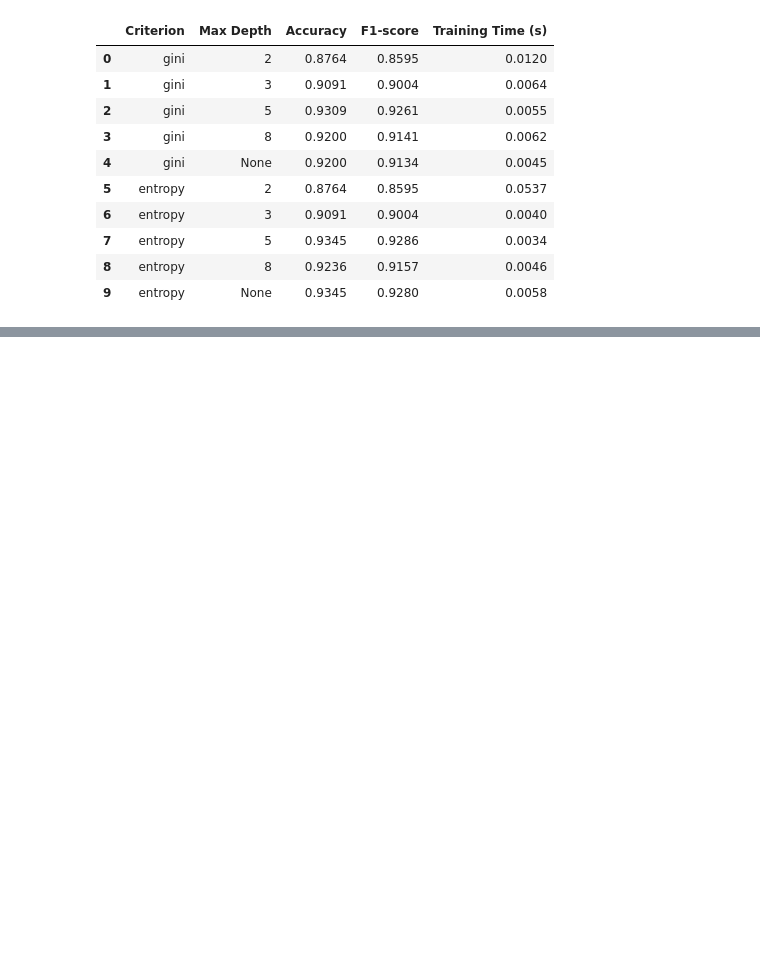
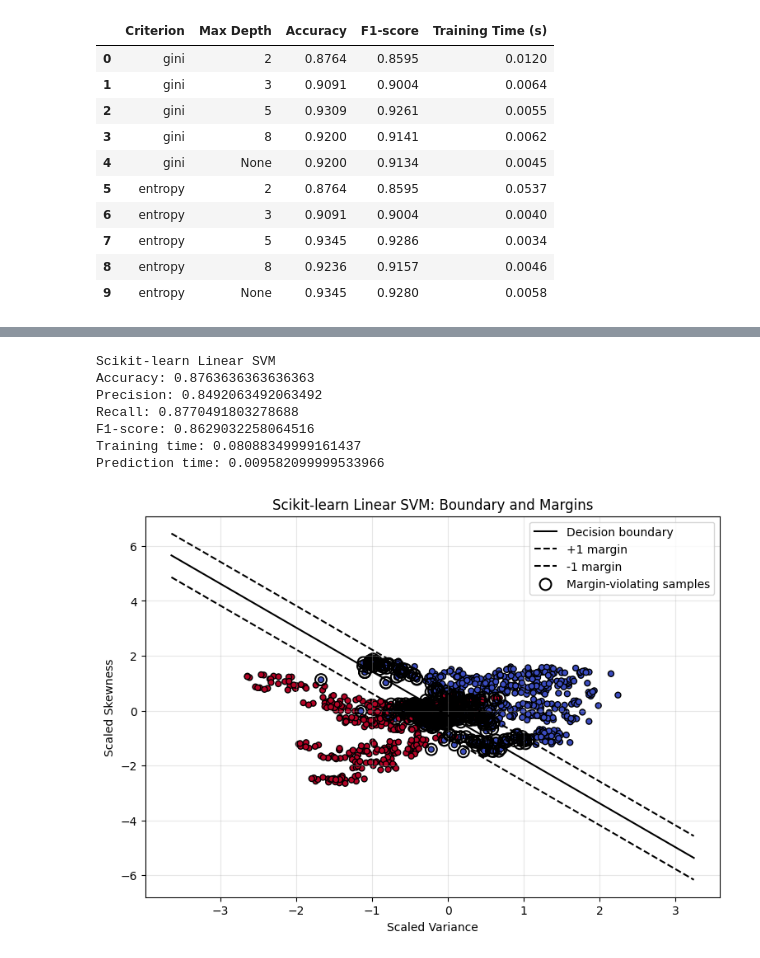
Before and after one commit to SteffiGeorge2708/202618018_SteffiGeorge_DS605, a Jupyter notebook: 202618018_Lab_8/202618018_lab_7.ipynb, the cells around one changed output, grey strips where cells are left out. Cells and saved outputs as stored; diff of their text form; code cells hidden in the pictures; blank space fills up the shorter version.

```diff
--- a/202618018_Lab_8/202618018_lab_7.ipynb
+++ b/202618018_Lab_8/202618018_lab_7.ipynb
@@ -532,0 +736,42 @@ display(sklearn_tree_results_df.round(4))
+# %%
+sklearn_svm = SVC(
+    kernel="linear",
+    C=1.0
+)
+
+start_time = time.perf_counter()
+sklearn_svm.fit(X_train_svm_scaled, y_train_svm_signed)
+sklearn_svm_train_time = time.perf_counter() - start_time
+
+start_time = time.perf_counter()
+sklearn_svm_predictions = sklearn_svm.predict(X_test_svm_scaled)
+sklearn_svm_prediction_time = time.perf_counter() - start_time
+
+print("Scikit-learn Linear SVM")
+print("Accuracy:", accuracy_score(y_test_svm_signed, sklearn_svm_predictions))
+print("Precision:", precision_score(y_test_svm_signed, sklearn_svm_predictions, pos_label=1, zero_division=0))
+print("Recall:", recall_score(y_test_svm_signed, sklearn_svm_predictions, pos_label=1, zero_division=0))
+print("F1-score:", f1_score(y_test_svm_signed, sklearn_svm_predictions, pos_label=1, zero_division=0))
+print("Training time:", sklearn_svm_train_time)
+print("Prediction time:", sklearn_svm_prediction_time)
+
+plot_svm_boundary(
+    type("LinearSVMPlotAdapter", (), {
+        "w": sklearn_svm.coef_[0],
+        "b": sklearn_svm.intercept_[0],
+        "decision_function": sklearn_svm.decision_function
+    })(),
+    X_train_svm_scaled,
+    y_train_svm_signed,
+    "Scikit-learn Linear SVM: Boundary and Margins",
+    show_violations=True
+)
+# %% [output]
+Scikit-learn Linear SVM
+Accuracy: 0.8763636363636363
+Precision: 0.8492063492063492
+Recall: 0.8770491803278688
+F1-score: 0.8629032258064516
+Training time: 0.08088349999161437
+Prediction time: 0.009582099999533966
+[figure, added]
```
Also changed, not shown: parts of 24 cells of this notebook, 1 other file.
